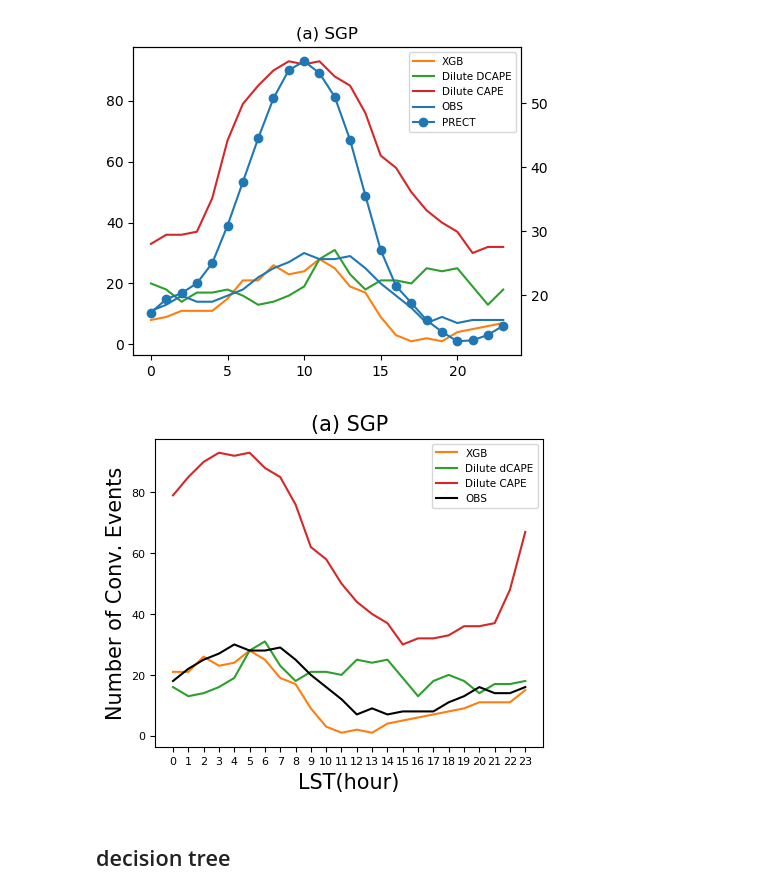
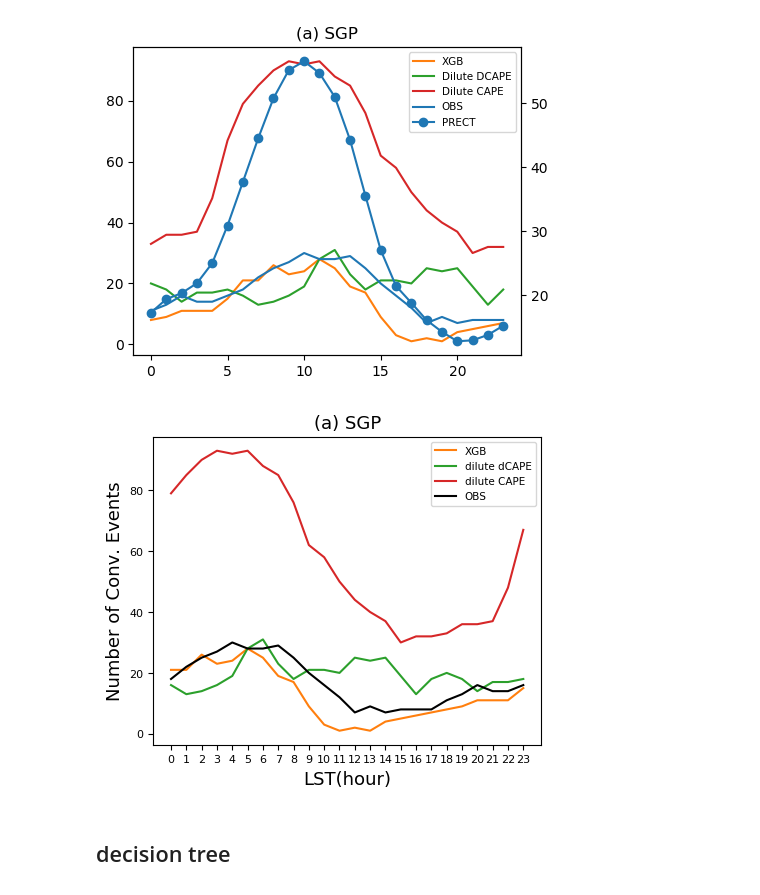
Before and after one commit to eexcalibur/ML_trigger, a Jupyter notebook: ML/trigger_ml_sgp.ipynb, the cells around one changed output. Drawn from its saved outputs; the diff is of its cells as text; code cells hidden in the pictures.

```diff
--- a/ML/trigger_ml_sgp.ipynb
+++ b/ML/trigger_ml_sgp.ipynb
@@ -649,36 +649,37 @@ diurnal_xgboost_lst  = np.zeros(24)
 diurnal_dd_lst = np.zeros(24)
 diurnal_udd_lst = np.zeros(24)
 diurnal_dc_lst = np.zeros(24)
 diurnal_obs_lst = np.zeros(24)
 
 for i in range(24):
     diurnal_xgboost_lst[lst_time[i]] = diurnal_xgboost[i]
     diurnal_dd_lst[lst_time[i]] = diurnal_dd[i]
     diurnal_udd_lst[lst_time[i]] = diurnal_udd[i]
     diurnal_dc_lst[lst_time[i]] = diurnal_dc[i]
     diurnal_obs_lst[lst_time[i]] = diurnal_obs[i]
 
 
 fig, ax1 = plt.subplots(figsize=(5,4))
 #ax2 = ax1.twinx()
 ax1.plot(diurnal_xgboost_lst, color="tab:orange", label="XGB")
-ax1.plot(diurnal_dd_lst, color="tab:green", label="Dilute dCAPE")
-ax1.plot(diurnal_dc_lst, color="tab:red", label="Dilute CAPE")
+ax1.plot(diurnal_dd_lst, color="tab:green", label="dilute dCAPE")
+ax1.plot(diurnal_dc_lst, color="tab:red", label="dilute CAPE")
 ax1.plot(diurnal_obs_lst, color="black", label="OBS")
 #ax1.plot(diurnal_udd_lst,color='tab:purple', label="unDilute dCAPE")
 
 
 ax1.xaxis.set_ticks(np.arange(0,24,1))
 ax1.tick_params(axis="x", labelsize=8)
 ax1.tick_params(axis="y", labelsize=8)
 
+fh=13
 ax1.legend(fontsize=7.5)
 plt.title("(a) SGP",fontsize=fh)
 plt.xlabel("LST(hour)", fontsize=fh)
 plt.ylabel("Number of Conv. Events",fontsize=fh)
 plt.savefig("figs/sgp_dilurnal.pdf")
 # %% [output]
-[figure, old version]
+[figure, new version]
 # %% [markdown]
 ## decision tree
 # %%
```
Also changed, not shown: 7 other files.
